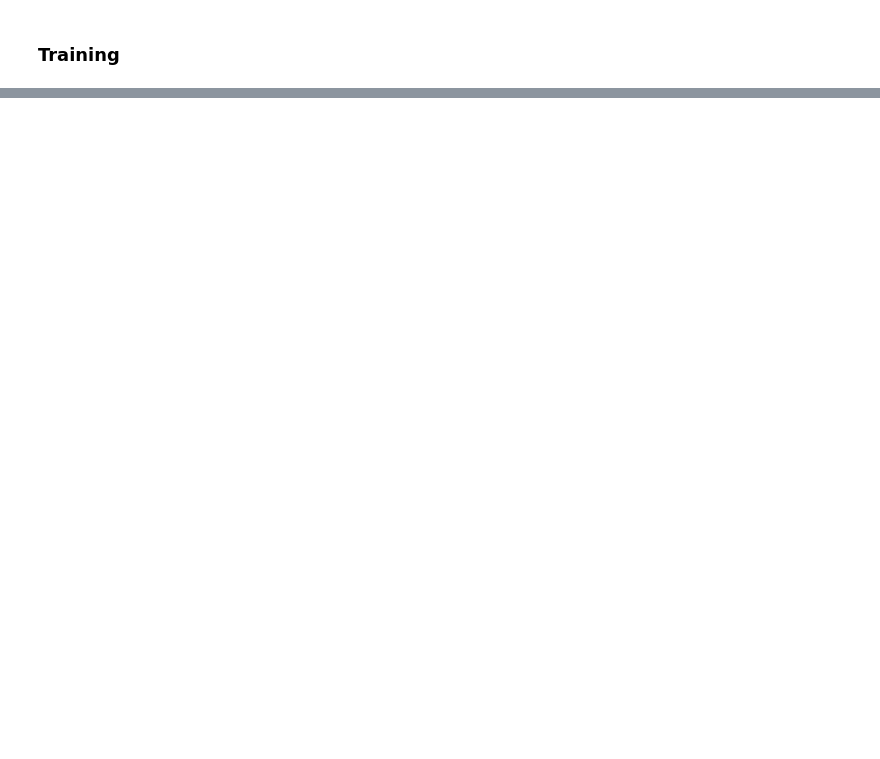
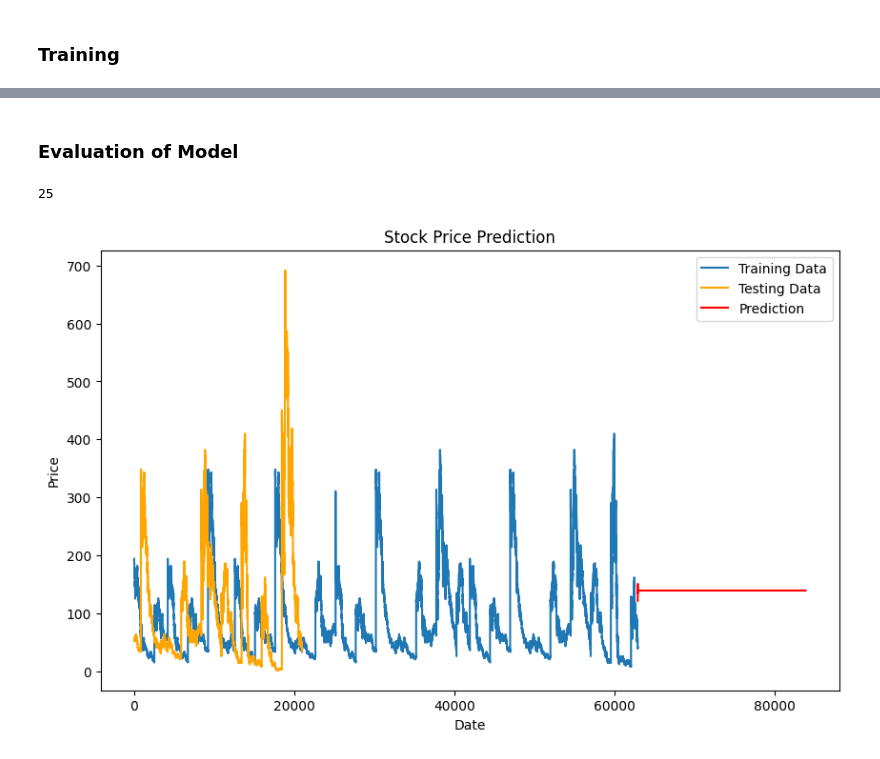
Before and after one commit to painarasimha/6-Stock-Price-Prediction-with-ARIMA, a Jupyter notebook: notebooks/Stock_price_prediction.ipynb, the cells around one changed output, grey strips where cells are left out. Cells and saved outputs as stored; diff of their text form; code cells hidden in the pictures; blank space fills up the shorter version.

```diff
--- a/notebooks/Stock_price_prediction.ipynb
+++ b/notebooks/Stock_price_prediction.ipynb
@@ -57,0 +85,19 @@ ValueError: Pandas data cast to numpy dtype of object. Check input data with np.
+# %% [markdown]
+### Evaluation of Model
+# %%
+import joblib
+
+model = joblib.load('../models/ARIMA_model.pkl')
+train = '../data/training_data.csv'
+test = '../data/testing_data.csv'
+
+evaluation = evaluate_model(model, train, test)
+
+evaluation_png = evaluation[0]
+
+report = open('../results/report.txt', 'w')
+report.write('Evaluation: \n')
+report.write(f"RMSE : {evaluation[1]}")
+# %% [output]
+25
+[figure, added]
```
Also changed, not shown: parts of 4 cells of this notebook.
